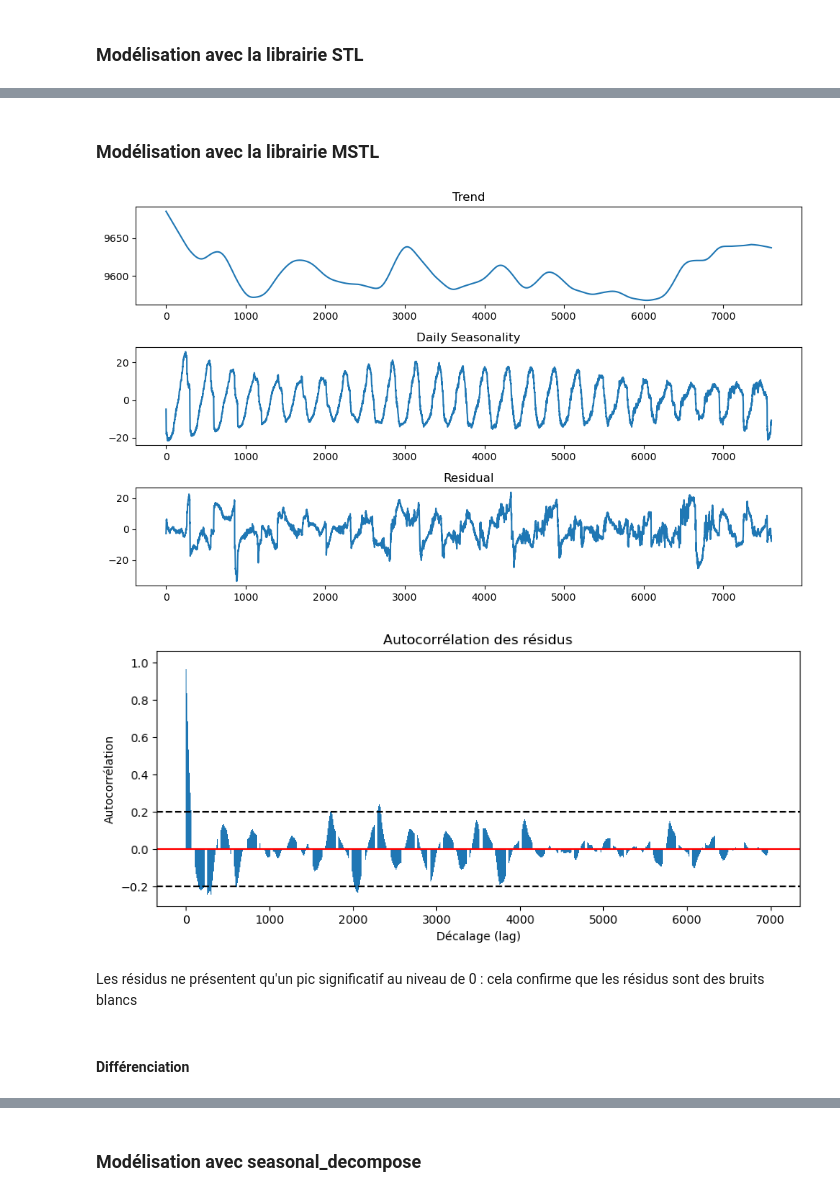
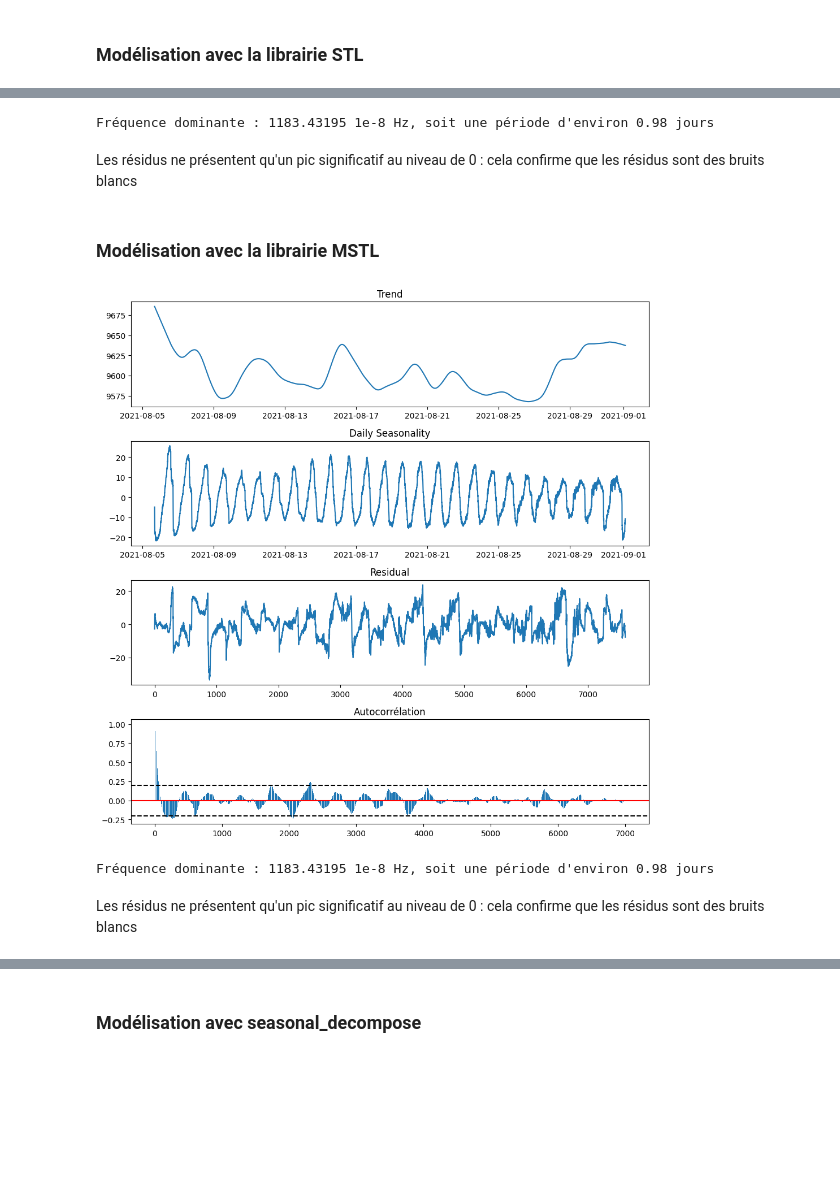
Before and after one commit to PiDchsn/Projet-RI, a Jupyter notebook: Analyse_2.ipynb, the cells around one changed output, grey strips where cells are left out. Saved outputs shown, nothing was run; the diff lists cells and outputs as text; code cells hidden in the pictures; blank space fills up the shorter version.

```diff
--- a/Analyse_2.ipynb
+++ b/Analyse_2.ipynb
@@ -568,40 +518,55 @@ plt.show()
+# %%
+# Analyse de la saisonalité
+
+amplitudes = np.real(np.fft.rfft(result.seasonal))
+frequencies = np.fft.rfftfreq(len(result.seasonal),5*60)
+
+peaks, _ = scipy.signal.find_peaks(amplitudes, height=np.mean(amplitudes) * 0.03)
+frequence_principale = frequencies[peaks[0]]
+periode_principale = 1 / frequence_principale
+
+print(f"Fréquence dominante : {frequence_principale*1e8:.5f} 1e-8 Hz, soit une période d'environ {periode_principale / (3600*24):.2f} jours")
+# %% [output]
+Fréquence dominante : 1183.43195 1e-8 Hz, soit une période d'environ 0.98 jours
+# %% [markdown]
+Les résidus ne présentent qu'un pic significatif au niveau de 0 : cela confirme que les résidus sont des bruits blancs
 # %% [markdown]
 ### Modélisation avec la librairie MSTL
 # %%
-from statsmodels.tsa.seasonal import MSTL
-
-data = pd.Series(data_ajust)
-
-mstl = MSTL(data, periods=5*60)
+mstl = MSTL(time_serie_crop, periods=5*60)
 result = mstl.fit()
-
-fig, (ax1, ax2, ax3) = plt.subplots(3, 1, figsize=(10, 6))
-ax1.plot(result.trend)
-ax1.set_title('Trend')
-ax2.plot(result.seasonal)
-ax2.set_title('Daily Seasonality')
-ax3.plot(result.resid)
-ax3.set_title('Residual')
-plt.tight_layout()
-plt.show()
 
 max_lag = 7000
 acf_values = sm.tsa.acf(result.resid, nlags = max_lag)
 
-# Affichage de l'autocorrélation
-plt.figure(figsize=(10, 4))
-plt.bar(range(max_lag + 1), acf_values)
-plt.axhline(y=0.2, color='black', linestyle='--', label='Ligne à x=0.2')
-plt.axhline(y=0, color='red', label='Ligne à x=0')
-plt.axhline(y=-0.2, color='black', linestyle='--', label='Ligne à x=-0.2')
-plt.xlabel("Décalage (lag)")
-plt.ylabel("Autocorrélation")
-plt.title("Autocorrélation des résidus")
+fig, (ax1, ax2, ax3, ax4) = plt.subplots(4, 1, figsize=(10, 10))
+ax1.plot(datetime_data,result.trend)
+ax1.set_title('Trend')
+ax2.plot(datetime_data,result.seasonal)
+ax2.set_title('Daily Seasonality')
+ax3.plot(result.resid)
+ax3.set_title('Residual')
+ax4.bar(range(max_lag + 1), acf_values)
+ax4.axhline(y=0.2, color='black', linestyle='--', label='Ligne à x=0.2')
+ax4.axhline(y=0, color='red', label='Ligne à x=0')
+ax4.axhline(y=-0.2, color='black', linestyle='--', label='Ligne à x=-0.2')
+ax4.set_title("Autocorrélation")
+plt.tight_layout()
 plt.show()
 # %% [output]
-[figure, old version]
+[figure, new version]
-[figure, removed]
+# %%
+# Analyse de la saisonalité
+
+amplitudes = np.real(np.fft.rfft(result.seasonal))
+frequencies = np.fft.rfftfreq(len(result.seasonal),5*60)
+
+peaks, _ = scipy.signal.find_peaks(amplitudes, height=np.mean(amplitudes) * 0.03)
+frequence_principale = frequencies[peaks[0]]
+periode_principale = 1 / frequence_principale
+
+print(f"Fréquence dominante : {frequence_principale*1e8:.5f} 1e-8 Hz, soit une période d'environ {periode_principale / (3600*24):.2f} jours")
+# %% [output]
+Fréquence dominante : 1183.43195 1e-8 Hz, soit une période d'environ 0.98 jours
 # %% [markdown]
 Les résidus ne présentent qu'un pic significatif au niveau de 0 : cela confirme que les résidus sont des bruits blancs
-# %% [markdown]
-#### Différenciation
```
Also changed, not shown: parts of 35 cells of this notebook.
